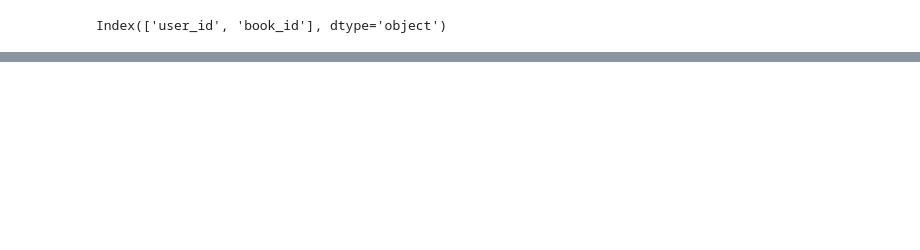
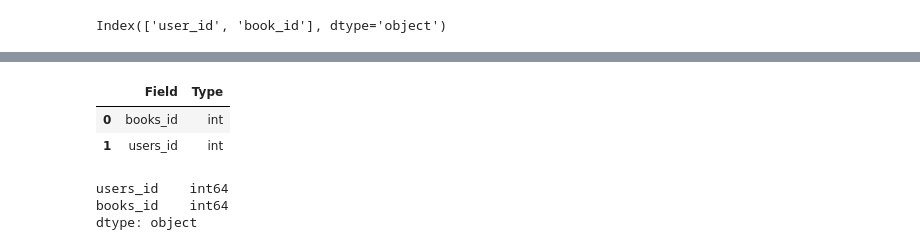
Before and after one commit to JoshTorre/Books-, a Jupyter notebook: Books.ipynb, the cells around one changed output, grey strips where cells are left out. Drawn from its saved outputs; the diff is of its cells as text; code cells hidden in the pictures; blank space fills up the shorter version.

```diff
--- a/Books.ipynb
+++ b/Books.ipynb
@@ -122,3 +138,17 @@ Index(['user_id', 'book_id'], dtype='object')
+# %%
+# Reviewing SQL table's data typpes
+describe_favorites[['Field', 'Type']]
+# %% [output]
+|  | Field | Type |
+| 0 | books_id | int |
+| 1 | users_id | int |
+# %%
+# Reviewing dataframe's data types
+favorites.dtypes
+# %% [output]
+users_id    int64
+books_id    int64
+dtype: object
 # %%
 # Describe table 'authors'
 q = ''' DESCRIBE authors;'''
```
Also changed, not shown: parts of 26 cells of this notebook, 3 other files.
